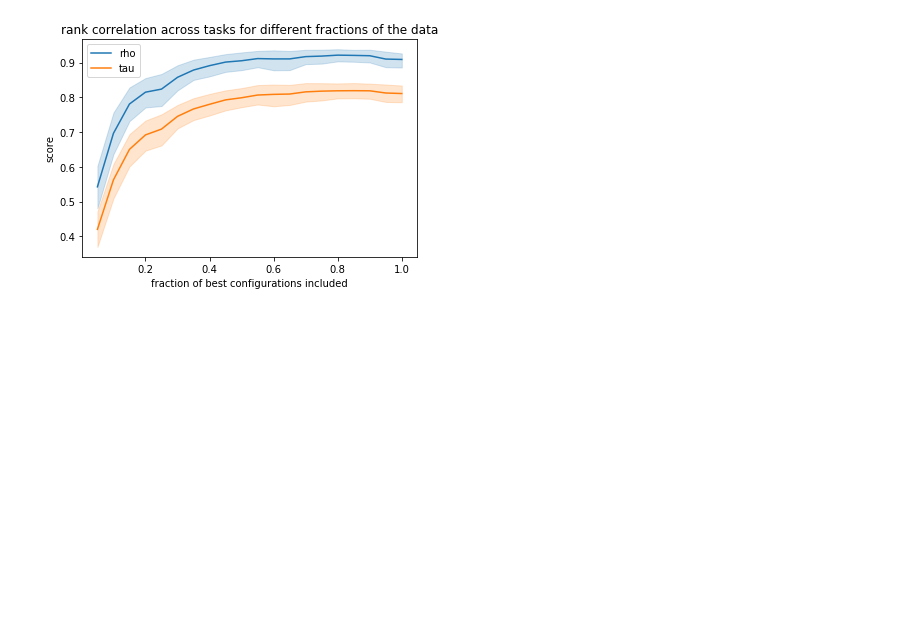
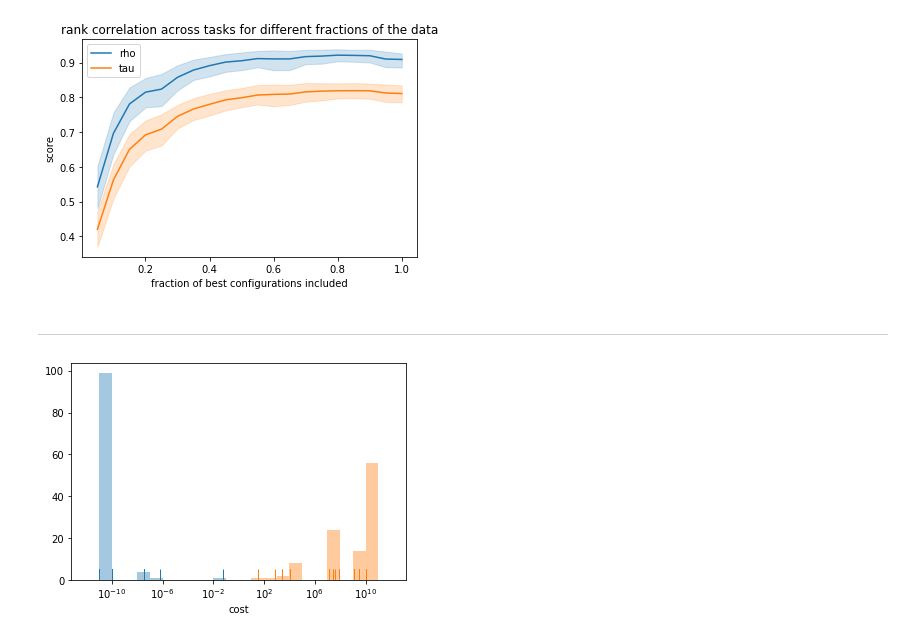
Before and after one commit to PGijsbers/symbolicdefaults, a Jupyter notebook: Surrogates.ipynb, the cells around one changed output. Cells and saved outputs as stored; diff of their text form; code cells hidden in the pictures; blank space fills up the shorter version.

Commit message:
Add aggregate response of surrogates plot

```diff
--- a/Surrogates.ipynb
+++ b/Surrogates.ipynb
@@ -277,3 +277,12 @@ _ = ax.set(
 )
 # %% [output]
 [figure]
+# %% [markdown]
+----
+# %%
+bins = list(np.logspace(-12, 12, 25))
+ax = sns.distplot(problem.data.groupby(by='task_id').min().cost, kde=False, rug=True, bins=bins, label='min')
+ax = sns.distplot(problem.data.groupby(by='task_id').max().cost, kde=False, rug=True, bins=bins, label='max')
+ax.set_xscale("log")
+# %% [output]
+[figure, added]
```
Also changed, not shown: parts of 9 cells of this notebook.
